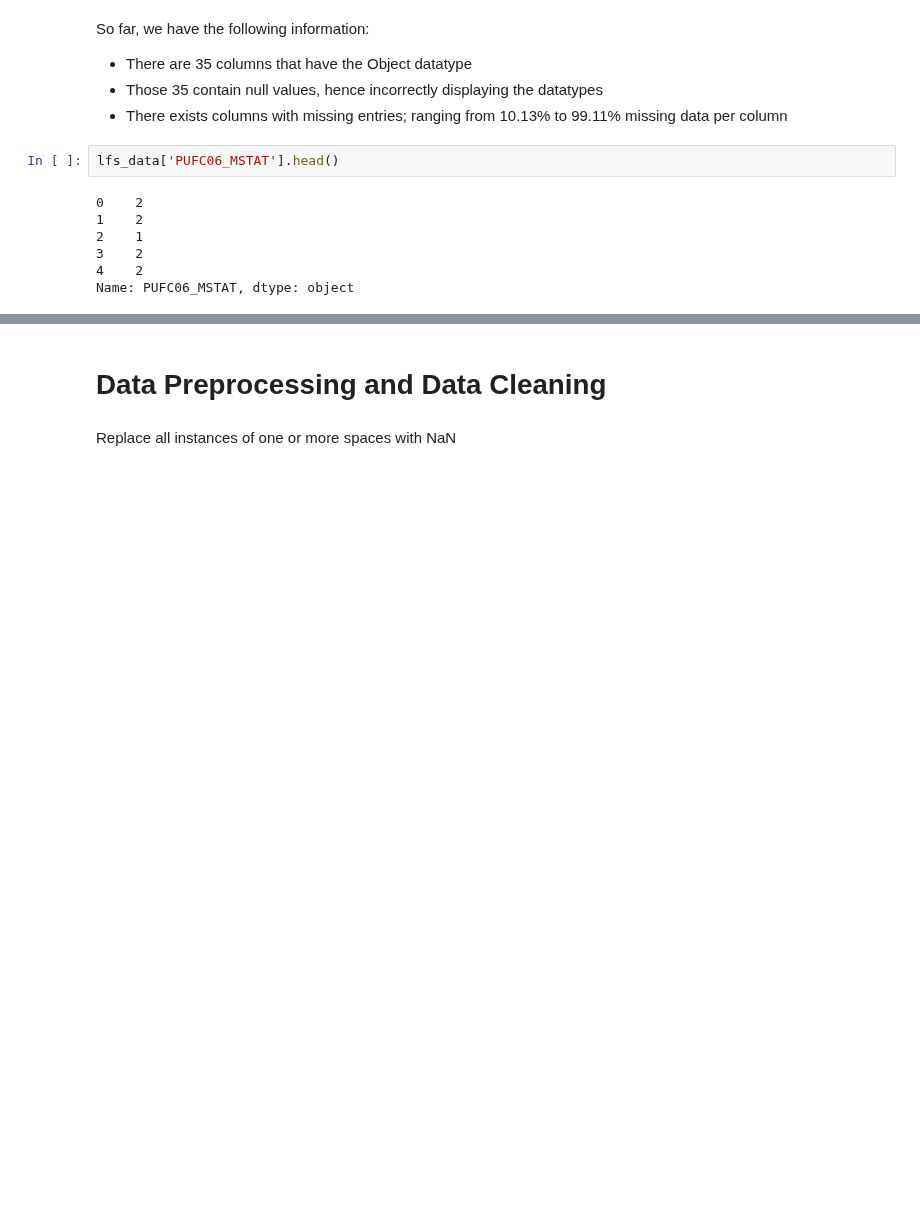
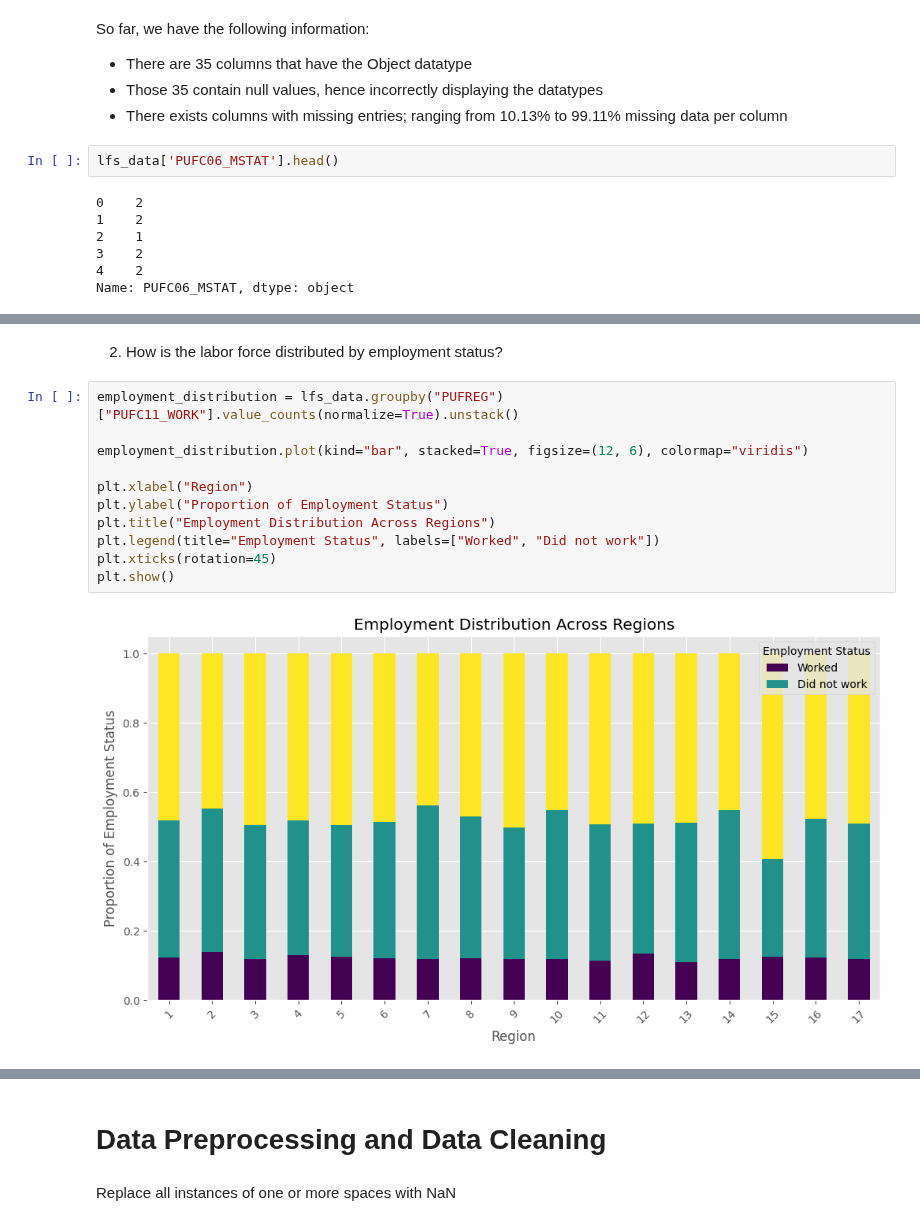
Before and after one commit to devonjavier/STINTSY-Project, a Jupyter notebook: STINTSY_MCO_LFS.ipynb, the cells around one changed output, grey strips where cells are left out. Cells and saved outputs as stored; diff of their text form; blank space fills up the shorter version.

```diff
--- a/STINTSY_MCO_LFS.ipynb
+++ b/STINTSY_MCO_LFS.ipynb
@@ -211,0 +298,15 @@ lfs_data.isnull().sum()
+# %% [markdown]
+2. How is the labor force distributed by employment status?
+# %%
+employment_distribution = lfs_data.groupby("PUFREG")["PUFC11_WORK"].value_counts(normalize=True).unstack()
+
+employment_distribution.plot(kind="bar", stacked=True, figsize=(12, 6), colormap="viridis")
+
+plt.xlabel("Region")
+plt.ylabel("Proportion of Employment Status")
+plt.title("Employment Distribution Across Regions")
+plt.legend(title="Employment Status", labels=["Worked", "Did not work"])
+plt.xticks(rotation=45)
+plt.show()
+# %% [output]
+[figure, added]
```
Also changed, not shown: parts of 18 cells of this notebook.
